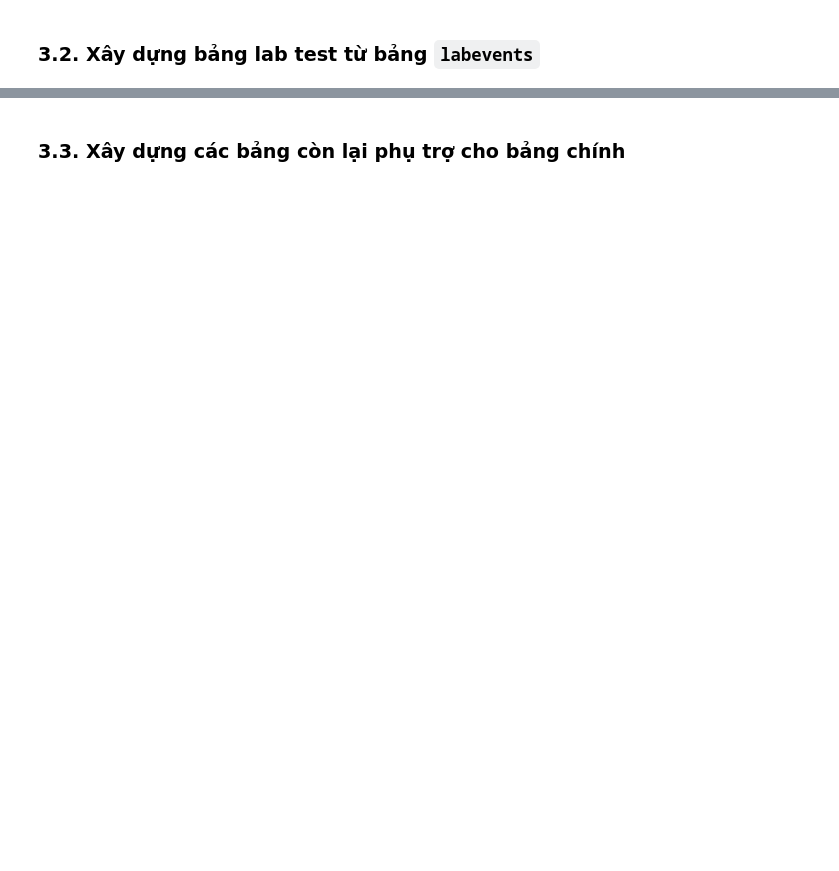
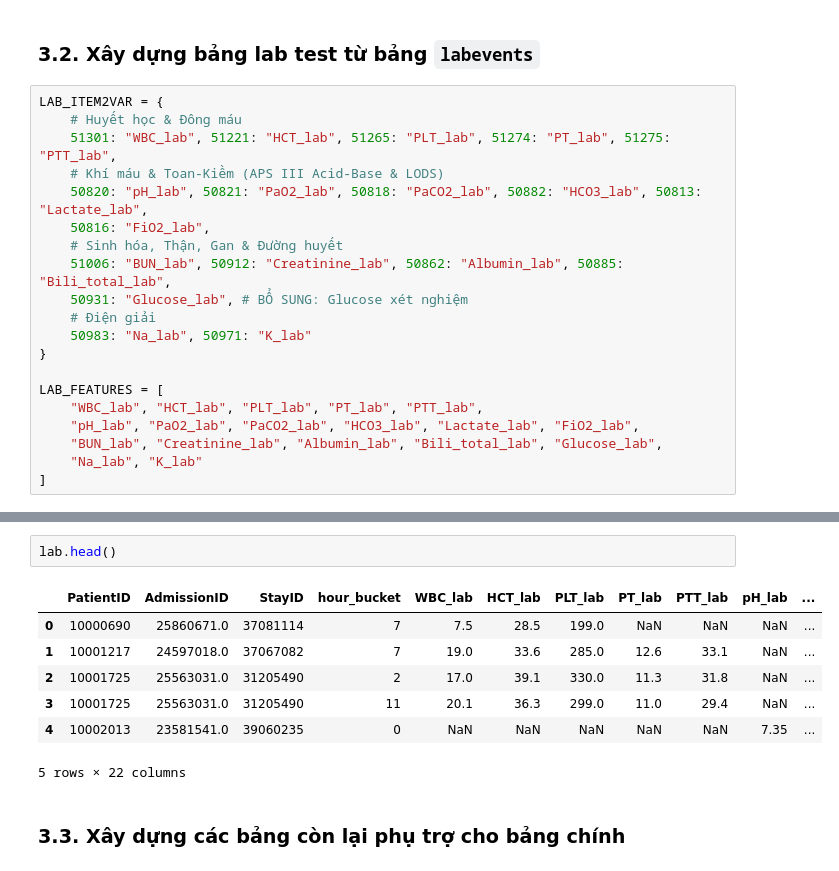
Before and after one commit to TienNguyen0712/hybrid-llm-tabular-pipeline-for-icu-mortality-prediction, a Jupyter notebook: notebooks/predict_mortality_using_mimic_iv_baseline_1.ipynb, the cells around one changed output, grey strips where cells are left out. Drawn from its saved outputs; the diff is of its cells as text; blank space fills up the shorter version.

```diff
--- a/notebooks/predict_mortality_using_mimic_iv_baseline_1.ipynb
+++ b/notebooks/predict_mortality_using_mimic_iv_baseline_1.ipynb
@@ -835,2 +691,22 @@ vital_signs_ts.head(10)
 # %% [markdown]
 ### **3.2. Xây dựng bảng lab test từ bảng `labevents`**
+# %%
+LAB_ITEM2VAR = {
+    # Huyết học & Đông máu
+    51301: "WBC_lab", 51221: "HCT_lab", 51265: "PLT_lab", 51274: "PT_lab", 51275: "PTT_lab",
+    # Khí máu & Toan-Kiềm (APS III Acid-Base & LODS)
+    50820: "pH_lab", 50821: "PaO2_lab", 50818: "PaCO2_lab", 50882: "HCO3_lab", 50813: "Lactate_lab",
+    50816: "FiO2_lab",
+    # Sinh hóa, Thận, Gan & Đường huyết
+    51006: "BUN_lab", 50912: "Creatinine_lab", 50862: "Albumin_lab", 50885: "Bili_total_lab",
+    50931: "Glucose_lab", # BỔ SUNG: Glucose xét nghiệm
+    # Điện giải
+    50983: "Na_lab", 50971: "K_lab"
+}
+
+LAB_FEATURES = [
+    "WBC_lab", "HCT_lab", "PLT_lab", "PT_lab", "PTT_lab",
+    "pH_lab", "PaO2_lab", "PaCO2_lab", "HCO3_lab", "Lactate_lab", "FiO2_lab",
+    "BUN_lab", "Creatinine_lab", "Albumin_lab", "Bili_total_lab", "Glucose_lab",
+    "Na_lab", "K_lab"
+]
@@ -837,2 +832,12 @@ vital_signs_ts.head(10)
+# %%
+lab.head()
+# %% [output]
+|  | PatientID | AdmissionID | StayID | hour_bucket | WBC_lab | HCT_lab | PLT_lab | PT_lab | PTT_lab | pH_lab | ... |
+| 0 | 10000690 | 25860671.0 | 37081114 | 7 | 7.5 | 28.5 | 199.0 | NaN | NaN | NaN | ... |
+| 1 | 10001217 | 24597018.0 | 37067082 | 7 | 19.0 | 33.6 | 285.0 | 12.6 | 33.1 | NaN | ... |
+| 2 | 10001725 | 25563031.0 | 31205490 | 2 | 17.0 | 39.1 | 330.0 | 11.3 | 31.8 | NaN | ... |
+| 3 | 10001725 | 25563031.0 | 31205490 | 11 | 20.1 | 36.3 | 299.0 | 11.0 | 29.4 | NaN | ... |
+| 4 | 10002013 | 23581541.0 | 39060235 | 0 | NaN | NaN | NaN | NaN | NaN | 7.35 | ... |
+5 rows × 22 columns
 # %% [markdown]
 ### **3.3. Xây dựng các bảng còn lại phụ trợ cho bảng chính**
```
Also changed, not shown: parts of 35 cells of this notebook.
